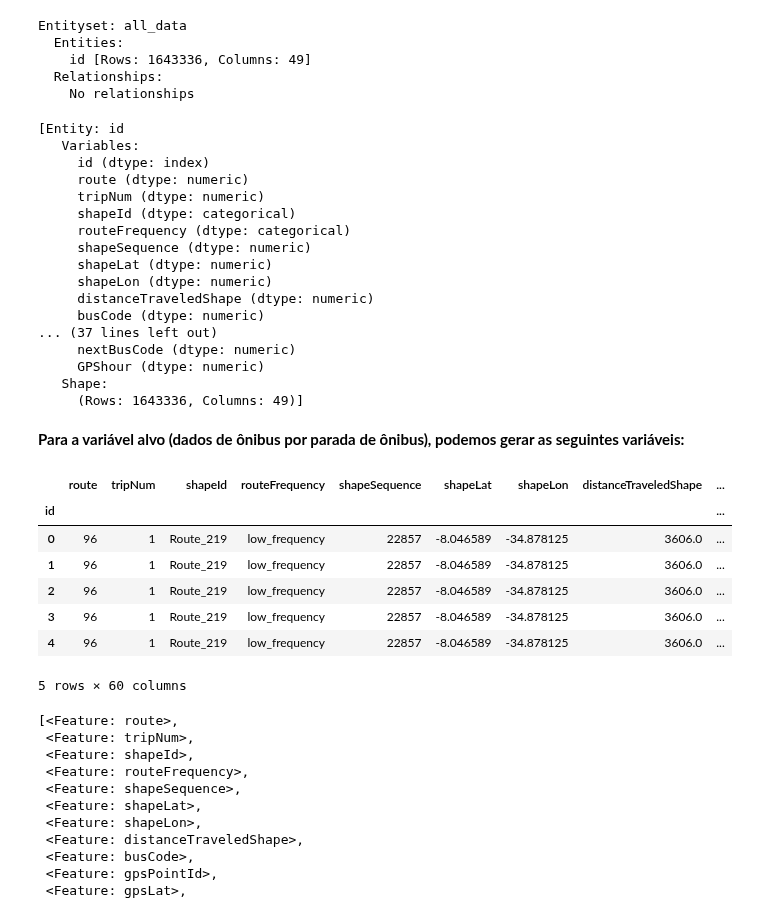
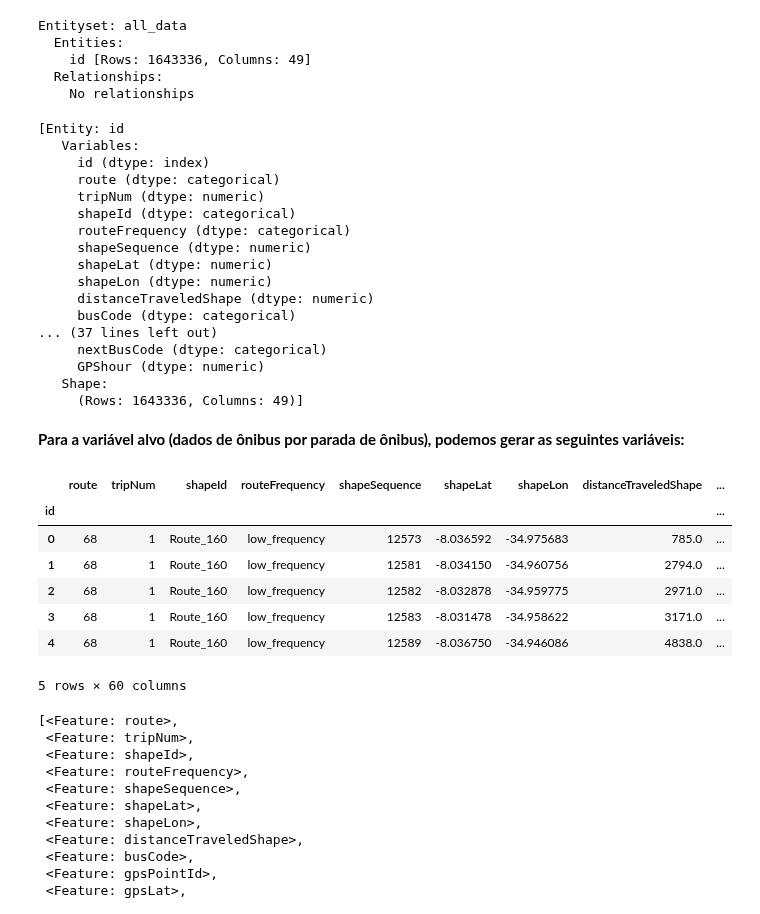
Before and after one commit to veruskasantos/INESProject, a Jupyter notebook: workspace/Data Analysis/FE/Feature_Engineering.ipynb, the cells around one changed output. Cells and saved outputs as stored; diff of their text form; code cells hidden in the pictures.

```diff
--- a/workspace/Data Analysis/FE/Feature_Engineering.ipynb
+++ b/workspace/Data Analysis/FE/Feature_Engineering.ipynb
@@ -61,3 +61,8 @@ Days of analysis:  12
 | 3 | 96 | 1 | Route_219 | low_frequency | 22857 | -8.046589 | -34.878125 | 3606.0 | ... |
 | 4 | 96 | 1 | Route_219 | low_frequency | 22857 | -8.046589 | -34.878125 | 3606.0 | ... |
 5 rows × 49 columns
+# %%
+# Sorting by bus1-bus2-time
+
+all_integrated_data.sort_values(by=['busCode', "nextBusCode", "gps_datetime"], inplace=True)
+all_integrated_data.head(5)
@@ -153,7 +166,7 @@ entities.entities
 [Entity: id
    Variables:
      id (dtype: index)
-     route (dtype: numeric)
+     route (dtype: categorical)
      tripNum (dtype: numeric)
      shapeId (dtype: categorical)
      routeFrequency (dtype: categorical)
@@ -161,9 +174,9 @@ entities.entities
      shapeLat (dtype: numeric)
      shapeLon (dtype: numeric)
      distanceTraveledShape (dtype: numeric)
-     busCode (dtype: numeric)
+     busCode (dtype: categorical)
 ... (37 lines left out)
-     nextBusCode (dtype: numeric)
+     nextBusCode (dtype: categorical)
      GPShour (dtype: numeric)
    Shape:
      (Rows: 1643336, Columns: 49)]
@@ -173,18 +186,18 @@ entities.entities
 feature_matrix, features_defs = ft.dfs(entityset=entities, target_entity="id")
 # %%
 # Saving file
-output_path = integrated_data_path + "new_feats_data.csv"
+output_path = integrated_data_path + "notes/" + "new_feats_data.csv"
 feature_matrix.to_csv(output_path, index=False)
 
 feature_matrix.head(5)
 # %% [output]
 |  | route | tripNum | shapeId | routeFrequency | shapeSequence | shapeLat | shapeLon | distanceTraveledShape | ... |
 | id |  |  |  |  |  |  |  |  | ... |
-| 0 | 96 | 1 | Route_219 | low_frequency | 22857 | -8.046589 | -34.878125 | 3606.0 | ... |
-| 1 | 96 | 1 | Route_219 | low_frequency | 22857 | -8.046589 | -34.878125 | 3606.0 | ... |
-| 2 | 96 | 1 | Route_219 | low_frequency | 22857 | -8.046589 | -34.878125 | 3606.0 | ... |
-| 3 | 96 | 1 | Route_219 | low_frequency | 22857 | -8.046589 | -34.878125 | 3606.0 | ... |
-| 4 | 96 | 1 | Route_219 | low_frequency | 22857 | -8.046589 | -34.878125 | 3606.0 | ... |
+| 0 | 68 | 1 | Route_160 | low_frequency | 12573 | -8.036592 | -34.975683 | 785.0 | ... |
+| 1 | 68 | 1 | Route_160 | low_frequency | 12581 | -8.034150 | -34.960756 | 2794.0 | ... |
+| 2 | 68 | 1 | Route_160 | low_frequency | 12582 | -8.032878 | -34.959775 | 2971.0 | ... |
+| 3 | 68 | 1 | Route_160 | low_frequency | 12583 | -8.031478 | -34.958622 | 3171.0 | ... |
+| 4 | 68 | 1 | Route_160 | low_frequency | 12589 | -8.036750 | -34.946086 | 4838.0 | ... |
 5 rows × 60 columns
 # %%
 features_defs
```
Also changed, not shown: parts of 3 cells of this notebook, 1 other file.
